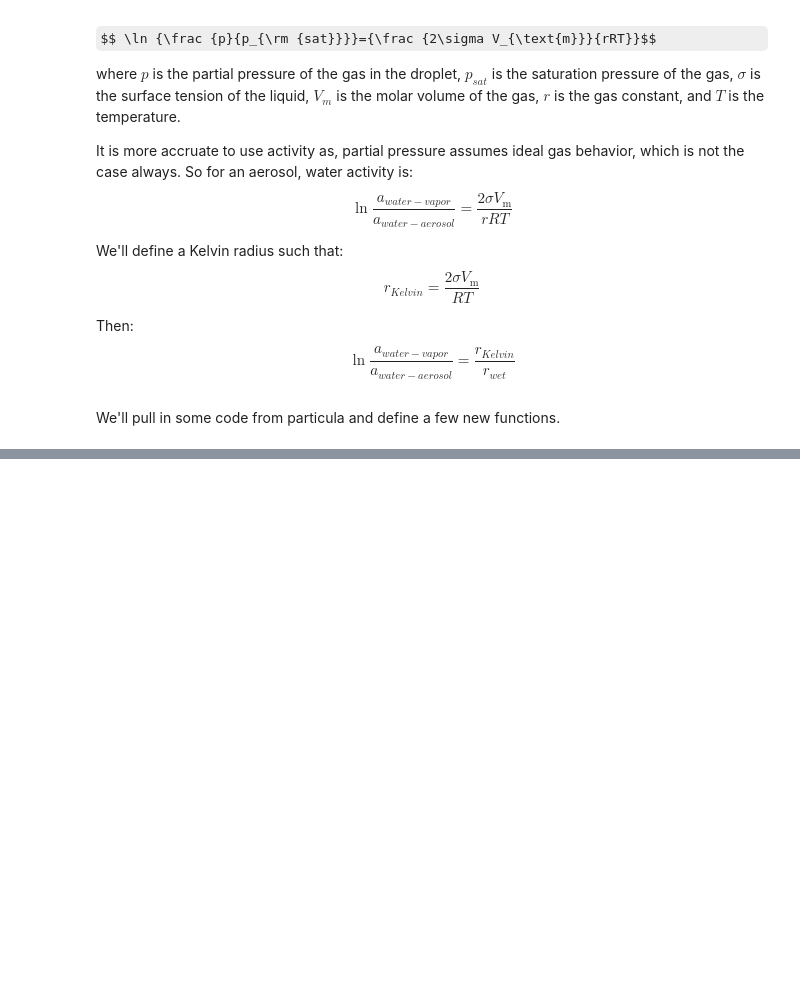
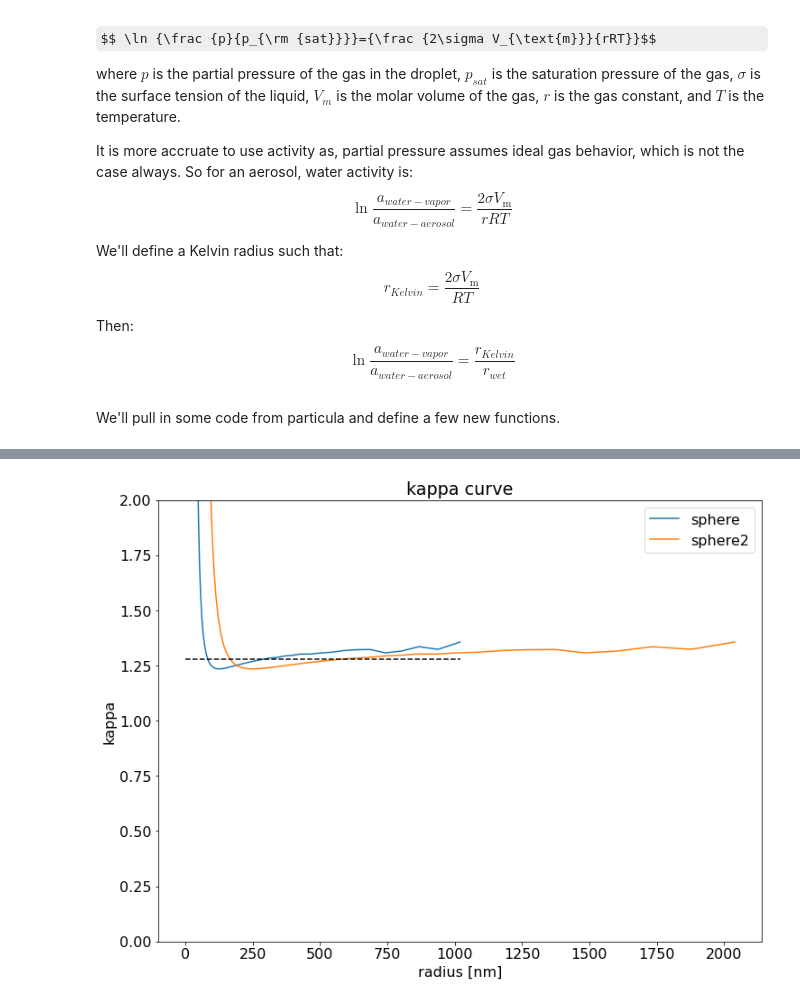
Before and after one commit to Gorkowski/Atmospheric_Science_Class, a Jupyter notebook: Classes/Part2/Lec_activity_and_CCNc.ipynb, the cells around one changed output, grey strips where cells are left out. Saved outputs shown, nothing was run; the diff lists cells and outputs as text; code cells hidden in the pictures; some formulas as TeX source; blank space fills up the shorter version.

```diff
--- a/Classes/Part2/Lec_activity_and_CCNc.ipynb
+++ b/Classes/Part2/Lec_activity_and_CCNc.ipynb
@@ -244,3 +246,0 @@ The hygroscopic parameter $\kappa$ is a measure of the hygroscopicity of a parti
-# %%
-
-kappa = (1./a_w-1).*(V_w./V_dp_m);
@@ -264,0 +260,23 @@ wet_radius = np.linspace(dry_radius, 10000, 1000)
+# %%
+def kappa_from_volumes(volume_water, volume_dry, a_water):
+    """ Calculate kappa from volumes
+    """
+    return  (1 - a_water) / a_water * (volume_water / volume_dry)
+
+kappa1 = kappa_from_volumes(volume_water, volume_dry, a_water)
+kappa2 = kappa_from_volumes(volume_water2, volume_dry2, a_water)
+
+kappa_lit_NaCl = 1.28 #
+
+fig, ax = plt.subplots()
+ax.plot(radius_total, kappa1, label='sphere')
+ax.plot(radius_total2, kappa2, label='sphere2')
+ax.plot([0,np.max(radius_total)], [kappa_lit_NaCl, kappa_lit_NaCl], linestyle='--', color='black')
+ax.set_xlabel('radius [nm]')
+ax.set_ylabel('kappa')
+ax.legend()
+ax.set_title('kappa curve')
+ax.set_ylim(0, 2)
+plt.show()
+# %% [output]
+[figure, added]
```
Also changed, not shown: parts of 10 cells of this notebook.
